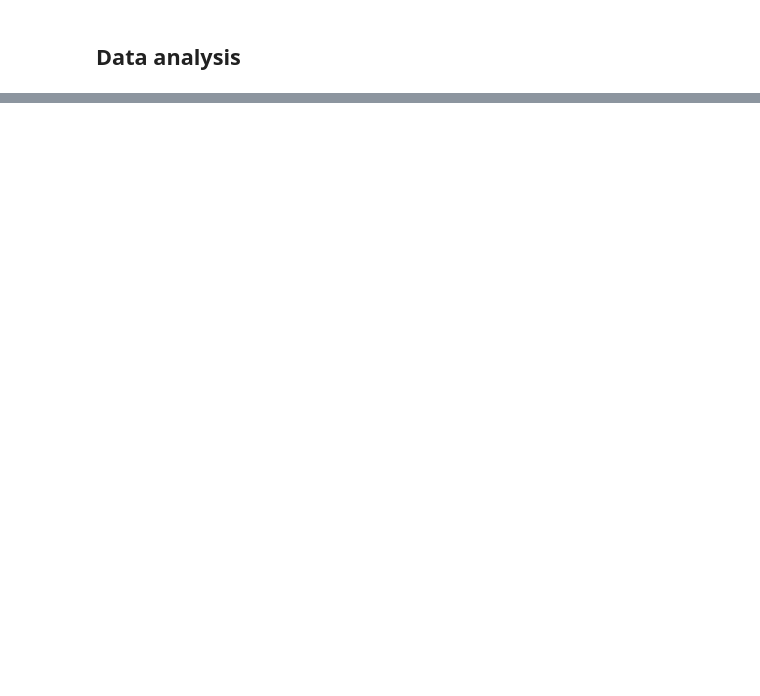
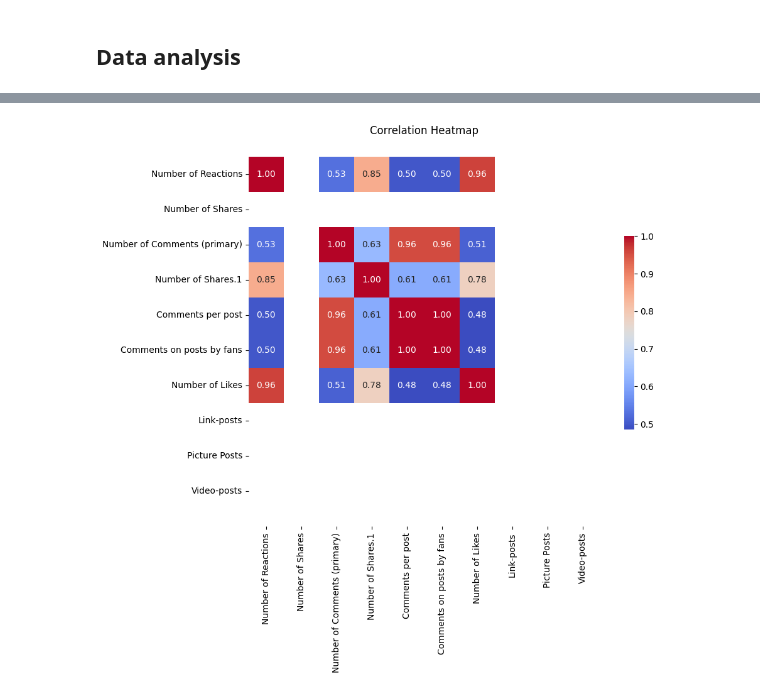
Before and after one commit to alvaarro/DigitalMarketingStrategy, a Jupyter notebook: Dataframes.ipynb, the cells around one changed output, grey strips where cells are left out. Drawn from its saved outputs; the diff is of its cells as text; code cells hidden in the pictures; blank space fills up the shorter version.

```diff
--- a/Dataframes.ipynb
+++ b/Dataframes.ipynb
@@ -28,0 +104,27 @@ First few rows of Merged Themeparcs :
+# %%
+import seaborn as sns
+import matplotlib.pyplot as plt
+
+numeric_merged_df = merged_df.select_dtypes(include=[np.number])
+
+# Calculate the correlation matrix
+corr = numeric_merged_df.corr()
+
+# Set up the matplotlib figure
+plt.figure(figsize=(10, 8))
+
+# Draw the heatmap with the mask and correct aspect ratio
+sns.heatmap(corr, annot=True, fmt=".2f", cmap='coolwarm',
+            xticklabels=corr.columns, yticklabels=corr.columns,
+            cbar_kws={"shrink": .5}, square=True)
+
+# Fix for matplotlib bug that cuts off top/bottom of seaborn viz
+b, t = plt.ylim() # discover the values for bottom and top
+b += 0.5 # Add 0.5 to the bottom
+t -= 0.5 # Subtract 0.5 from the top
+plt.ylim(b, t) # update the ylim(bottom, top) values
+
+plt.title('Correlation Heatmap')
+plt.show()
+# %% [output]
+[figure, added]
```
Also changed, not shown: parts of 5 cells of this notebook.
